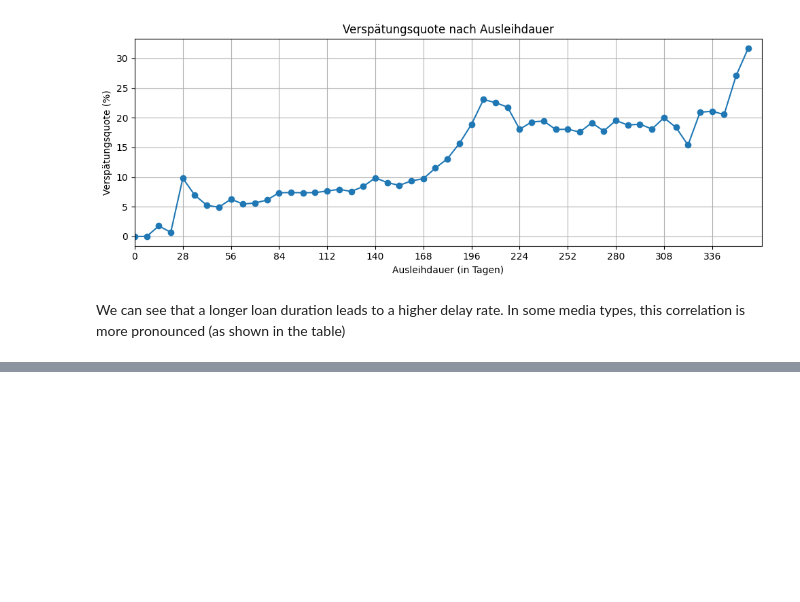
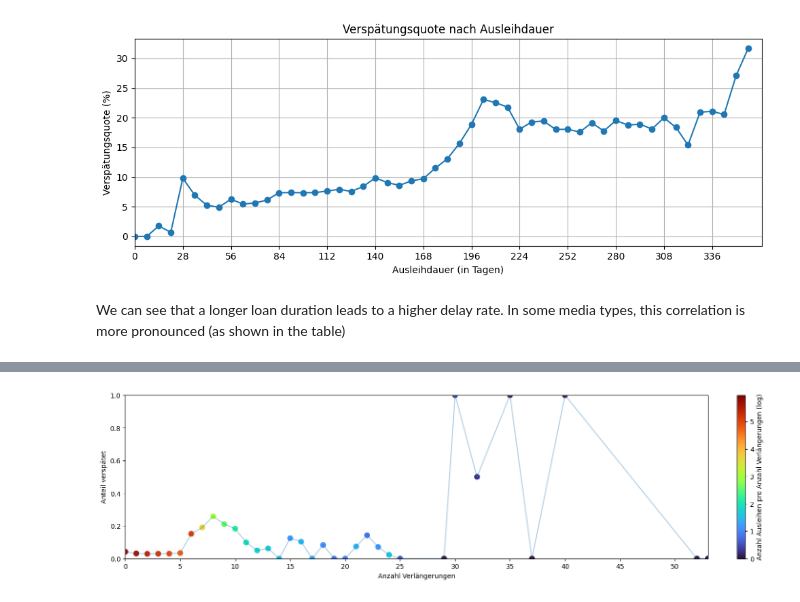
Before and after one commit to RobinAllgeier/Data_Literacy, a Jupyter notebook: notebooks/nr-notebook.ipynb, the cells around one changed output, grey strips where cells are left out. Drawn from its saved outputs; the diff is of its cells as text; code cells hidden in the pictures; blank space fills up the shorter version.

```diff
--- a/notebooks/nr-notebook.ipynb
+++ b/notebooks/nr-notebook.ipynb
@@ -488,0 +424,34 @@ plt.show()
+# %%
+extension_data_frame["late"] = (extension_data_frame["Verspätet"] == "Ja").astype(int)
+
+late_rate_by_extensions = (
+    extension_data_frame.groupby("Anzahl_Verlängerungen")["late"]
+    .agg(n="size", late_rate="mean")
+    .reset_index()
+    .sort_values("Anzahl_Verlängerungen")
+)
+
+x = late_rate_by_extensions["Anzahl_Verlängerungen"].to_numpy()
+y = late_rate_by_extensions["late_rate"].to_numpy()
+n = late_rate_by_extensions["n"].to_numpy()
+
+fig, ax = plt.subplots(figsize=(14, 4), constrained_layout=True)
+
+c = np.log10(n)
+
+scatter = ax.scatter(x, y, c=c, s=60, cmap="turbo")
+ax.plot(x, y, alpha=0.35)
+
+ax.set_xlabel("Anzahl Verlängerungen")
+ax.set_ylabel("Anteil verspätet")
+ax.set_xlim(left=0, right=x.max())
+ax.margins(x=0)
+ax.set_ylim(0, 1)
+ax.set_xticks(np.arange(0, x.max() + 1, 5))
+
+color_bar = plt.colorbar(scatter, ax=ax)
+color_bar.set_label("Anzahl Ausleihen pro Anzahl Verlängerungen (log)")
+
+plt.show()
+# %% [output]
+[figure, added]
```
Also changed, not shown: parts of 29 cells of this notebook, 1 other file.
